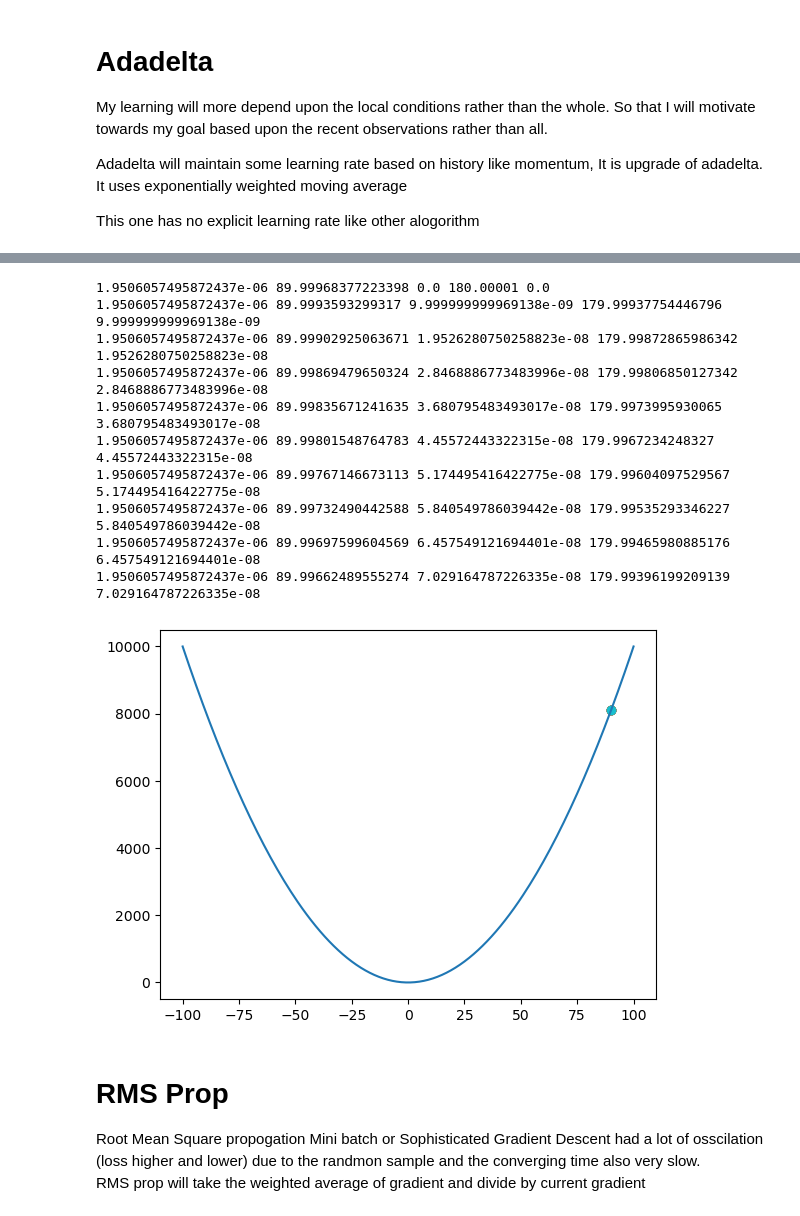
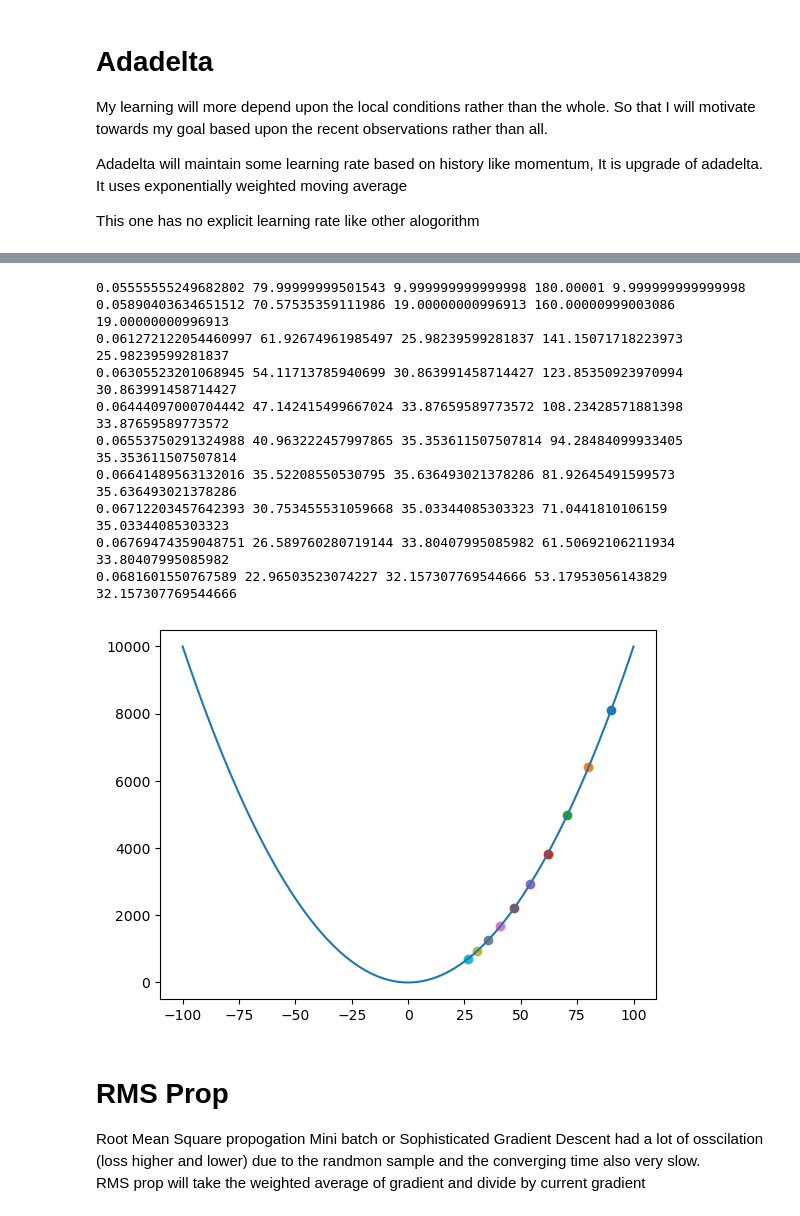
Before and after one commit to Jithendiran/mlTask, a Jupyter notebook: docs/gradient/LearningRate.ipynb, the cells around one changed output, grey strips where cells are left out. Drawn from its saved outputs; the diff is of its cells as text; code cells hidden in the pictures.

```diff
--- a/docs/gradient/LearningRate.ipynb
+++ b/docs/gradient/LearningRate.ipynb
@@ -199,39 +202,41 @@ $$
 # %%
 x1 = 90
 y1 = fun(x1)
 beta = 0.9
 ewag = 0
 ewax = 0
-cx = 0
+cx = 10 # if this value is 0 there is no learning
 eplison = 0.00000001
 plt.plot(x,y)
 for i in range(10):
     plt.scatter(x1,y1)
 
     g = grad_fun(x1)
 
     ewag = (beta * ewag) + ((1 - beta) * (g ** 2)) # EWA of gradient
 
     ewax = (beta * ewax) + ((1 - beta) * (cx ** 2)) # EWA of cx
 
-    cx = - (math.sqrt(ewax + eplison) / math.sqrt(ewag + eplison)) * g #learning rate calculate
+    lr = (math.sqrt(ewax + eplison) / math.sqrt(ewag + eplison))
+
+    cx = - lr * g #learning rate calculate
 
     x1 = x1 + cx
     y1 = fun(x1)
     print(lr, x1, ewax,g, ewax)
 plt.show()
 # %% [output]
-1.9506057495872437e-06 89.99968377223398 0.0 180.00001 0.0
-1.9506057495872437e-06 89.9993593299317 9.999999999969138e-09 179.99937754446796 9.999999999969138e-09
-1.9506057495872437e-06 89.99902925063671 1.9526280750258823e-08 179.99872865986342 1.9526280750258823e-08
-1.9506057495872437e-06 89.99869479650324 2.8468886773483996e-08 179.99806850127342 2.8468886773483996e-08
-1.9506057495872437e-06 89.99835671241635 3.680795483493017e-08 179.9973995930065 3.680795483493017e-08
-1.9506057495872437e-06 89.99801548764783 4.45572443322315e-08 179.9967234248327 4.45572443322315e-08
-1.9506057495872437e-06 89.99767146673113 5.174495416422775e-08 179.99604097529567 5.174495416422775e-08
-1.9506057495872437e-06 89.99732490442588 5.840549786039442e-08 179.99535293346227 5.840549786039442e-08
-1.9506057495872437e-06 89.99697599604569 6.457549121694401e-08 179.99465980885176 6.457549121694401e-08
-1.9506057495872437e-06 89.99662489555274 7.029164787226335e-08 179.99396199209139 7.029164787226335e-08
+0.05555555249682802 79.99999999501543 9.999999999999998 180.00001 9.999999999999998
+0.05890403634651512 70.57535359111986 19.00000000996913 160.00000999003086 19.00000000996913
+0.061272122054460997 61.92674961985497 25.98239599281837 141.15071718223973 25.98239599281837
+0.06305523201068945 54.11713785940699 30.863991458714427 123.85350923970994 30.863991458714427
+0.06444097000704442 47.142415499667024 33.87659589773572 108.23428571881398 33.87659589773572
+0.06553750291324988 40.963222457997865 35.353611507507814 94.28484099933405 35.353611507507814
+0.06641489563132016 35.52208550530795 35.636493021378286 81.92645491599573 35.636493021378286
+0.06712203457642393 30.753455531059668 35.03344085303323 71.0441810106159 35.03344085303323
+0.06769474359048751 26.589760280719144 33.80407995085982 61.50692106211934 33.80407995085982
+0.0681601550767589 22.96503523074227 32.157307769544666 53.17953056143829 32.157307769544666
-[figure, old version]
+[figure, new version]
 # %% [markdown]
 # RMS Prop
 Root Mean Square propogation
```
Also changed, not shown: parts of 1 cell of this notebook.
